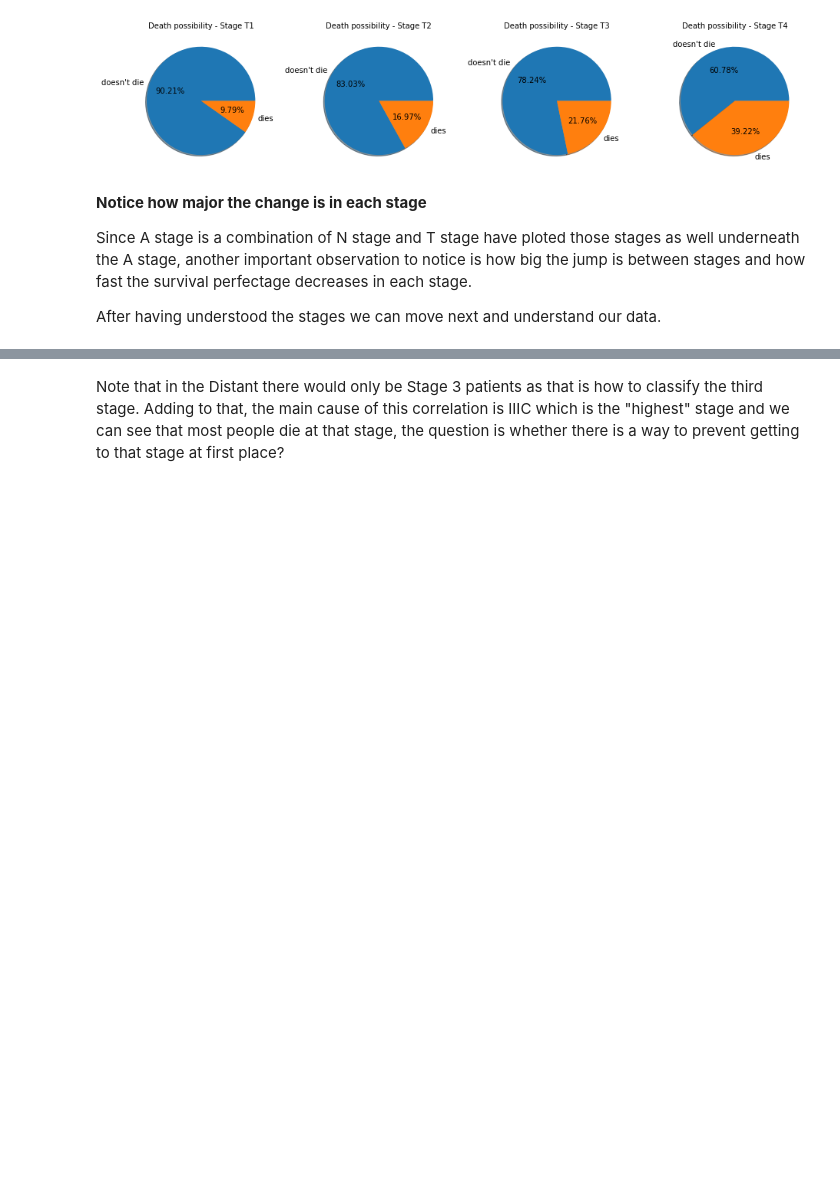
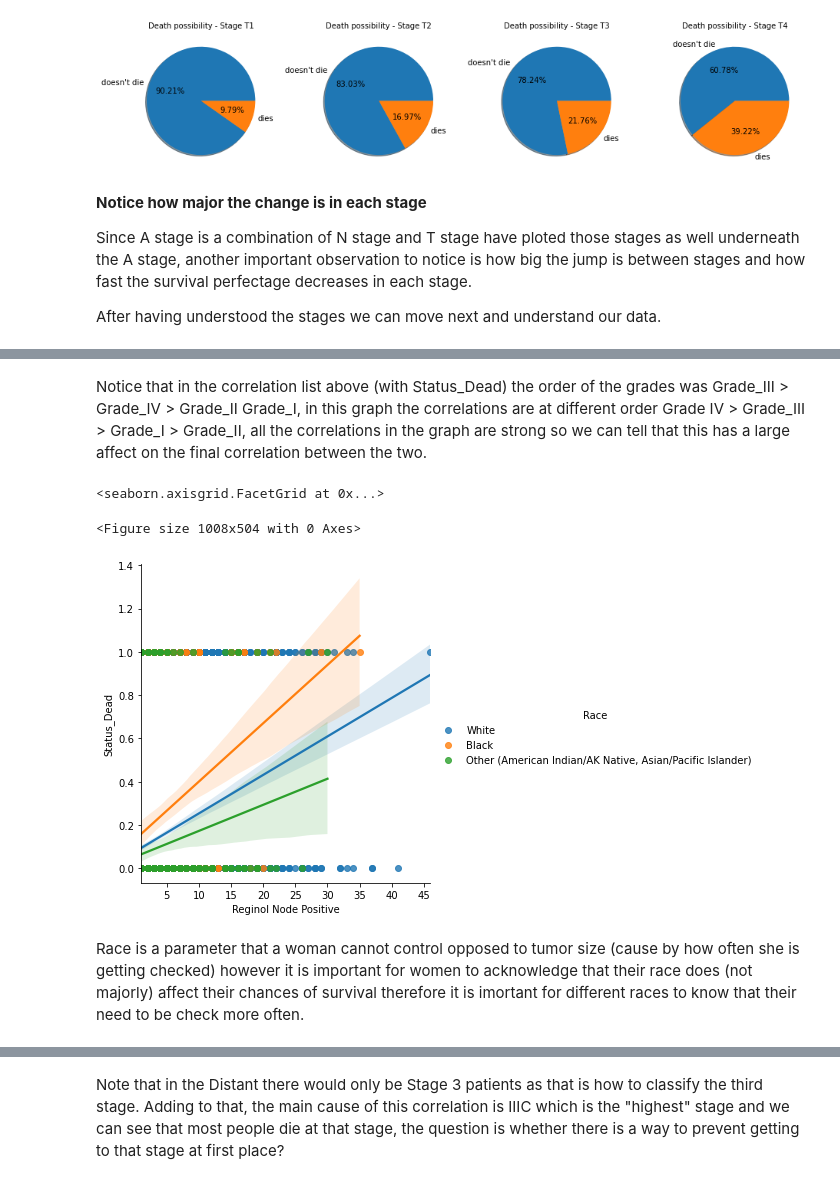
Before and after one commit to MayaHayat/BreastCancer_Classification, a Jupyter notebook: Breast Cancer.ipynb, the cells around one changed output, grey strips where cells are left out. Saved outputs shown, nothing was run; the diff lists cells and outputs as text; code cells hidden in the pictures; blank space fills up the shorter version.

```diff
--- a/Breast Cancer.ipynb
+++ b/Breast Cancer.ipynb
@@ -477,0 +491,11 @@ sns.lmplot(x="Reginol Node Positive", y="Status_Dead", hue = '6th Stage',  data=
+# %% [markdown]
+Notice that in the correlation list above (with Status_Dead) the order of the grades was Grade_III >  Grade_IV >  Grade_II  Grade_I, in this graph the correlations are at different order Grade IV > Grade_III > Grade_I > Grade_II, all the correlations in the graph are strong so we can tell that this has a large affect on the final correlation between the two.
+# %%
+plt.figure(figsize=(14, 7))
+sns.lmplot(x="Reginol Node Positive", y="Status_Dead", hue = 'Race',  data=df_status)
+# %% [output]
+<seaborn.axisgrid.FacetGrid at 0x...>
+<Figure size 1008x504 with 0 Axes>
+[figure, added]
+# %% [markdown]
+Race is a parameter that a woman cannot control opposed to tumor size (cause by how often she is getting checked) however it is important for women to acknowledge that their race does (not majorly) affect their chances of survival therefore it is imortant for different races to know that their need to be check more often.
```
Also changed, not shown: parts of 32 cells of this notebook.
